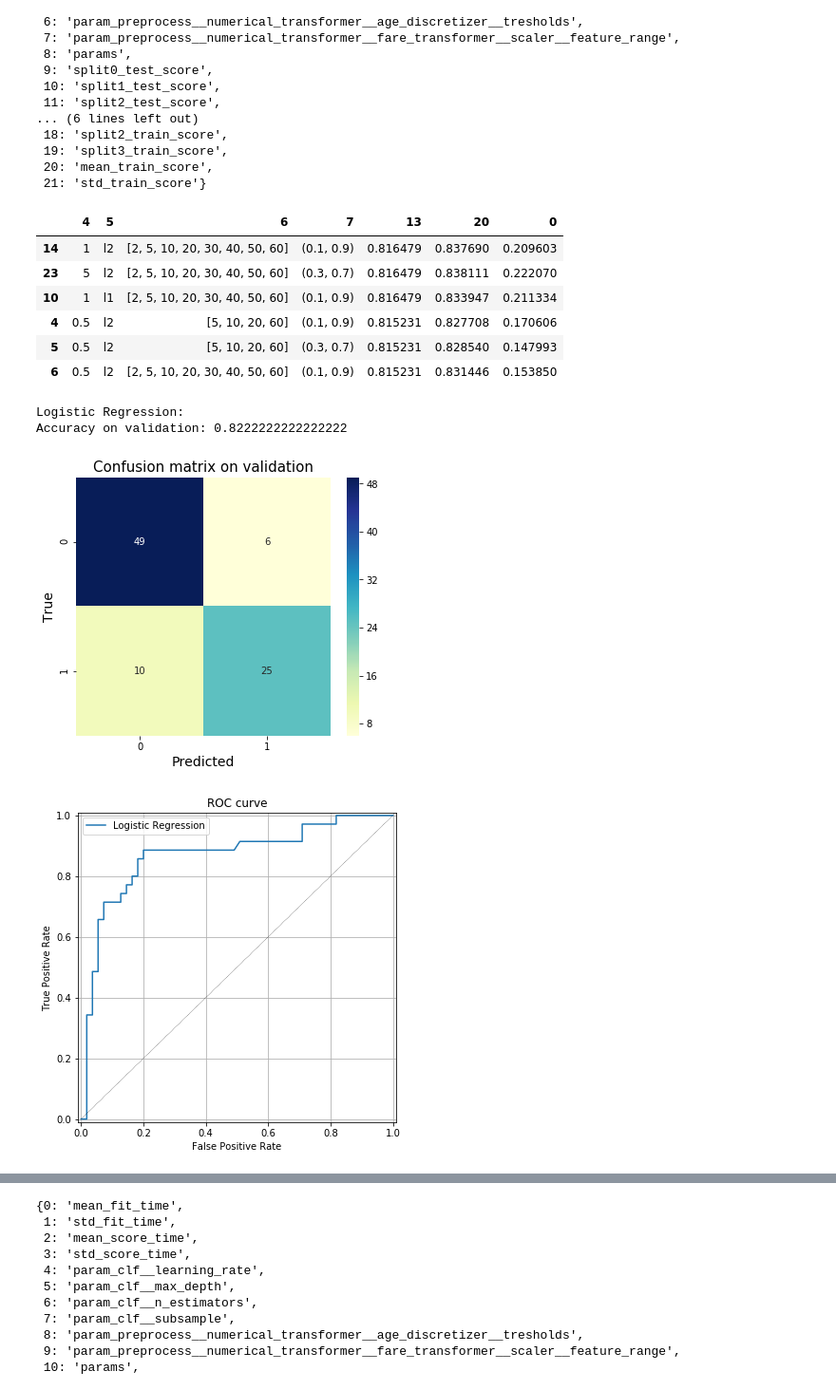
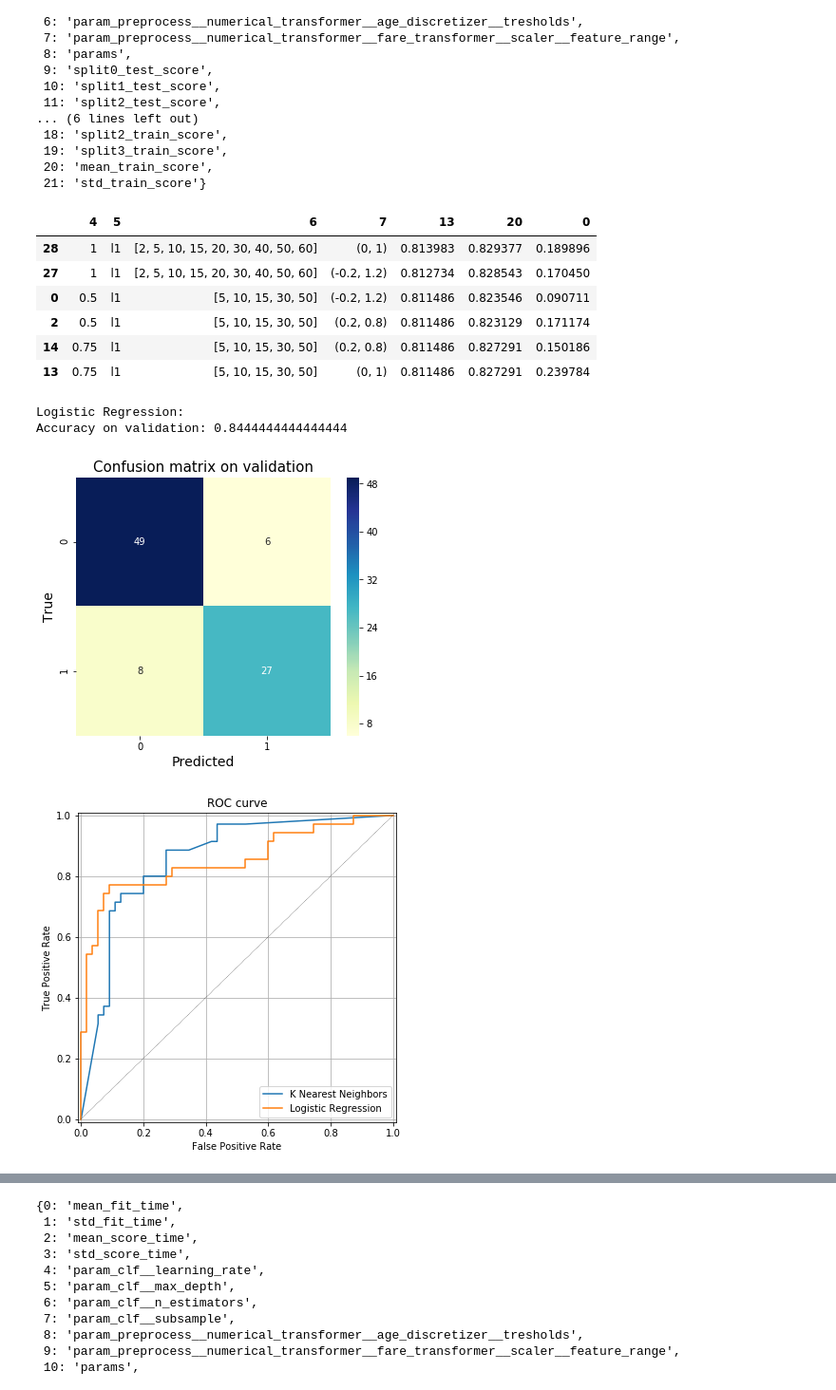
Before and after one commit to olszewskip/Titanic, a Jupyter notebook: classify.ipynb, the cells around one changed output, grey strips where cells are left out. Shown at 95% size. Saved outputs shown, nothing was run; the diff lists cells and outputs as text; code cells hidden in the pictures.

```diff
--- a/classify.ipynb
+++ b/classify.ipynb
@@ -152,0 +155,20 @@ Unsurprisingly, bare KNeighborsClassifier does not keep up. The naive Bayes's al
+# %%
+kneigh_clf = Pipeline([
+    ('preprocess', preprocessing_pipe()),
+    ('clf', KNeighborsClassifier())
+])
+
+param_grid = {}
+param_grid['preprocess__numerical_transformer__fare_transformer__scaler__feature_range'] = [(-0.4, 1.4), (-0.2, 1.2), (0, 1), (0.2, 0.8)]
+param_grid['preprocess__numerical_transformer__age_discretizer__tresholds'] = [[5,10,15,30,50],[2,5,10,15,20,30,40,50,60]]
+param_grid['clf__n_neighbors'] = [3, 5, 7]
+param_grid['clf__weights'] = ['uniform', 'distance']
+param_grid['clf__p'] = [1, 1.5, 2]
+
+kneigh_clf_cv = GridSearchCV(kneigh_clf, param_grid, cv=4, refit=True, return_train_score=True, n_jobs=-1).fit(X_train, y_train)
+# %%
+with open("kneigh_clf_cv.pkl", "wb") as file:
+    dump(kneigh_clf_cv, file)
+# %%
+with open("kneigh_clf_cv.pkl", "rb") as file:
+    kneigh_clf_cv = load(file)
@@ -159,9 +232,9 @@ logreg_clf = Pipeline([
 ])
 # %%
 param_grid = {}
-param_grid['preprocess__numerical_transformer__fare_transformer__scaler__feature_range'] = [(0.1, 0.9),  (0.3, 0.7)]
-param_grid['preprocess__numerical_transformer__age_discretizer__tresholds'] = [[5,10,20,60], [2,5,10,20,30,40,50,60]]
-param_grid['clf__C'] = [0.5, 1, 5, 10]
+param_grid['preprocess__numerical_transformer__fare_transformer__scaler__feature_range'] = [(-0.2, 1.2), (0, 1), (0.2, 0.8)]
+param_grid['preprocess__numerical_transformer__age_discretizer__tresholds'] = [[5,10,15,30,50],[2,5,10,15,20,30,40,50,60]]
+param_grid['clf__C'] = [0.5, 0.75, 1, 2]
 param_grid['clf__penalty'] = ['l1', 'l2']
 
 logreg_clf_cv = GridSearchCV(logreg_clf, param_grid, cv=4, refit=True, return_train_score=True, n_jobs=-1).fit(X_train, y_train)
@@ -201,21 +272,23 @@ results = pd.DataFrame(logreg_clf_cv.cv_results_).iloc[:, choose].rename(columns
 results.iloc[:6]
 # %% [output]
 |  | 4 | 5 | 6 | 7 | 13 | 20 | 0 |
-| 14 | 1 | l2 | [2, 5, 10, 20, 30, 40, 50, 60] | (0.1, 0.9) | 0.816479 | 0.837690 | 0.209603 |
-| 23 | 5 | l2 | [2, 5, 10, 20, 30, 40, 50, 60] | (0.3, 0.7) | 0.816479 | 0.838111 | 0.222070 |
-| 10 | 1 | l1 | [2, 5, 10, 20, 30, 40, 50, 60] | (0.1, 0.9) | 0.816479 | 0.833947 | 0.211334 |
-| 4 | 0.5 | l2 | [5, 10, 20, 60] | (0.1, 0.9) | 0.815231 | 0.827708 | 0.170606 |
-| 5 | 0.5 | l2 | [5, 10, 20, 60] | (0.3, 0.7) | 0.815231 | 0.828540 | 0.147993 |
-| 6 | 0.5 | l2 | [2, 5, 10, 20, 30, 40, 50, 60] | (0.1, 0.9) | 0.815231 | 0.831446 | 0.153850 |
+| 28 | 1 | l1 | [2, 5, 10, 15, 20, 30, 40, 50, 60] | (0, 1) | 0.813983 | 0.829377 | 0.189896 |
+| 27 | 1 | l1 | [2, 5, 10, 15, 20, 30, 40, 50, 60] | (-0.2, 1.2) | 0.812734 | 0.828543 | 0.170450 |
+| 0 | 0.5 | l1 | [5, 10, 15, 30, 50] | (-0.2, 1.2) | 0.811486 | 0.823546 | 0.090711 |
+| 2 | 0.5 | l1 | [5, 10, 15, 30, 50] | (0.2, 0.8) | 0.811486 | 0.823129 | 0.171174 |
+| 14 | 0.75 | l1 | [5, 10, 15, 30, 50] | (0.2, 0.8) | 0.811486 | 0.827291 | 0.150186 |
+| 13 | 0.75 | l1 | [5, 10, 15, 30, 50] | (0, 1) | 0.811486 | 0.827291 | 0.239784 |
 # %%
 confusion_matrix_on_val("Logistic Regression", logreg_clf_cv.best_estimator_)
 # %% [output]
 Logistic Regression:
-Accuracy on validation: 0.8222222222222222
+Accuracy on validation: 0.8444444444444444
-[figure, old version]
+[figure, new version]
 # %%
-ROC_on_val({"Logistic Regression": logreg_clf_cv.best_estimator_})
+ROC_on_val({"K Nearest Neighbors": kneigh_clf_cv.best_estimator_,
+            "Logistic Regression": logreg_clf_cv.best_estimator_
+           })
 # %% [output]
-[figure, old version]
+[figure, new version]
 # %% [markdown]
 ---
```
Also changed, not shown: parts of 30 cells of this notebook, 6 other files.
